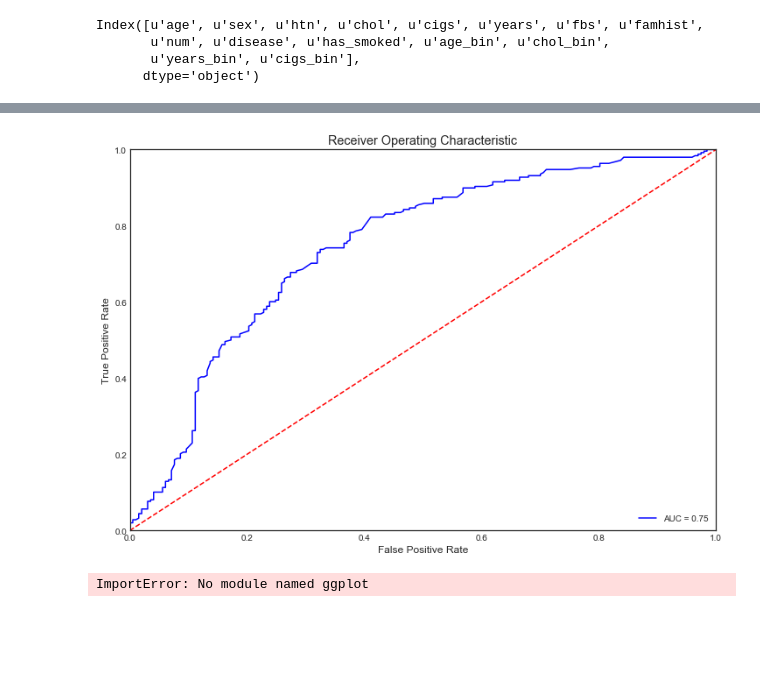
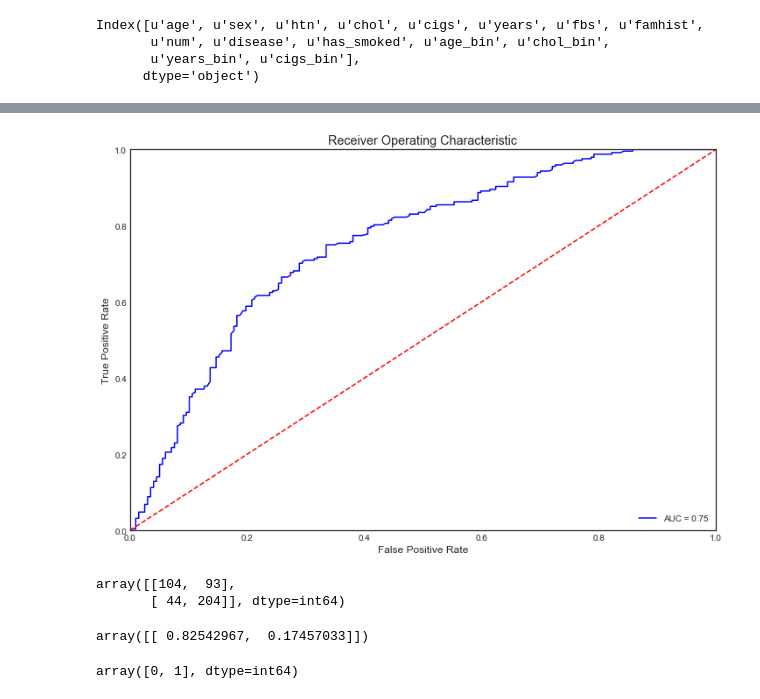
Before and after one commit to matti16/heart_disease, a Jupyter notebook: notebooks/Heart Disease .ipynb, the cells around one changed output, grey strips where cells are left out. Saved outputs shown, nothing was run; the diff lists cells and outputs as text; code cells hidden in the pictures; blank space fills up the shorter version.

Commit message:
model tuned

```diff
--- a/notebooks/Heart Disease .ipynb
+++ b/notebooks/Heart Disease .ipynb
@@ -185,15 +212,16 @@ Index([u'age', u'sex', u'htn', u'chol', u'cigs', u'years', u'fbs', u'famhist',
       dtype='object')
 # %%
 #CONVERT: convert objects to category using Label Encoder for train and test/validation dataset
-to_convert = ["age_bin", "sex", "htn", "fbs", "famhist", "has_smoked", "age_bin", "chol_bin", "years_bin", "cigs_bin"]
+to_convert = ["age_bin", "sex", "htn", "fbs", "famhist", "has_smoked", "chol_bin", "years_bin", "cigs_bin"]
 
 #code categorical data
 label = LabelEncoder()
 
 for t in to_convert:
-    df_raw['{}_code'.format(t)] = label.fit_transform(df_raw[t])
+    df_raw['{}_code'.format(t)] = df_raw[t].astype(int)
 
 features = ['{}_code'.format(t) for t in to_convert]
+#features = ['age', 'sex_code', 'htn_code', 'chol', 'cigs', 'years', 'fbs_code', 'famhist_code', 'has_smoked_code']
 targets = ['disease']
 # %%
 #Machine Learning Algorithm (MLA) Selection and Initialization
@@ -300,10 +328,33 @@ MLA_compare
 # %%
-param_grid = {'kernel': ['linear', 'poly', 'rbf', 'sigmoid'],
-              'C': [1, 10, 100, 1000], #max depth tree can grow; default is none
-              'gamma': ['auto', 0.01, 0.001, 0.0001],
-              'random_state': [0] #seed or control random number generator: https://www.quora.com/What-is-seed-in-random-number-generation
-             }
+from sklearn.externals import joblib
+MODEL_FOLDER = os.path.join("..", "models")
 
-tune_model = model_selection.GridSearchCV(svm.SVC(probability=True), param_grid=param_grid, scoring='roc_auc', cv=cv_split)
+# SVC
+#param_grid = {'kernel': ['linear', 'poly', 'rbf', 'sigmoid'],
+#              'C': [1, 10, 100, 1000], #max depth tree can grow; default is none
+#              'gamma': ['auto', 0.01, 0.001, 0.0001],
+#              'random_state': [0] #seed or control random number generator: https://www.quora.com/What-is-seed-in-random-number-generation
+#            }
+
+# LinearDiscriminantAnalysis
+#param_grid = {'solver': ['lsqr', 'eigen'],
+#              'shrinkage': ['auto', 0.1, 0.01, 0.001], #max depth tree can grow; default is none
+#              'n_components': [None, 1, 2, 3],
+#              'tol': [0.0001, 0.001, 0.01],
+#            }
+
+# Logistic Regression
+param_grid = {'penalty': ['l2'],
+               'tol': [0.0001, 0.001, 0.00001],
+               'random_state': [0],
+               'solver': ['newton-cg', 'sag', 'lbfgs']
+            }
+
+
+tune_model = model_selection.GridSearchCV(linear_model.LogisticRegressionCV(), param_grid=param_grid, scoring='roc_auc', cv=cv_split)
 tune_model.fit(df_raw[features], df_raw[targets])
+
+model_name = str(tune_model.estimator).split("(")[0]
+full_model_name = os.path.join(MODEL_FOLDER, model_name)
+joblib.dump(tune_model, '{}.pkl'.format(full_model_name))
 # %% [output]
@@ -332,25 +374,24 @@ Test score mean: 71.62
 # %%
 preds = tune_model.predict_proba(df_raw[features])[:,1]
 
 fpr, tpr, threshold = metrics.roc_curve(df_raw['disease'], preds)
 roc_auc = metrics.auc(fpr, tpr)
 
 # method I: plt
 import matplotlib.pyplot as plt
 plt.title('Receiver Operating Characteristic')
 plt.plot(fpr, tpr, 'b', label = 'AUC = %0.2f' % roc_auc)
 plt.legend(loc = 'lower right')
 plt.plot([0, 1], [0, 1],'r--')
 plt.xlim([0, 1])
 plt.ylim([0, 1])
 plt.ylabel('True Positive Rate')
 plt.xlabel('False Positive Rate')
 plt.show()
-
-# method II: ggplot
-from ggplot import *
-df = pd.DataFrame(dict(fpr = fpr, tpr = tpr))
-ggplot(df, aes(x = 'fpr', y = 'tpr')) + geom_line() + geom_abline(linetype = 'dashed')
 # %% [output]
-[figure, old version]
+[figure, new version]
-ImportError: No module named ggplot
+# %%
+metrics.confusion_matrix(df_raw['disease'], tune_model.predict(df_raw[features]))
+# %% [output]
+array([[104,  93],
+       [ 44, 204]], dtype=int64)
@@ -356,0 +441,9 @@ ImportError: No module named ggplot
+# %%
+clf = joblib.load('{}.pkl'.format(full_model_name))
+clf.predict_proba(df_test[features])
+# %% [output]
+array([[ 0.82542967,  0.17457033]])
+# %%
+tune_model.classes_
+# %% [output]
+array([0, 1], dtype=int64)
```
Also changed, not shown: parts of 11 cells of this notebook, 1 other file.
